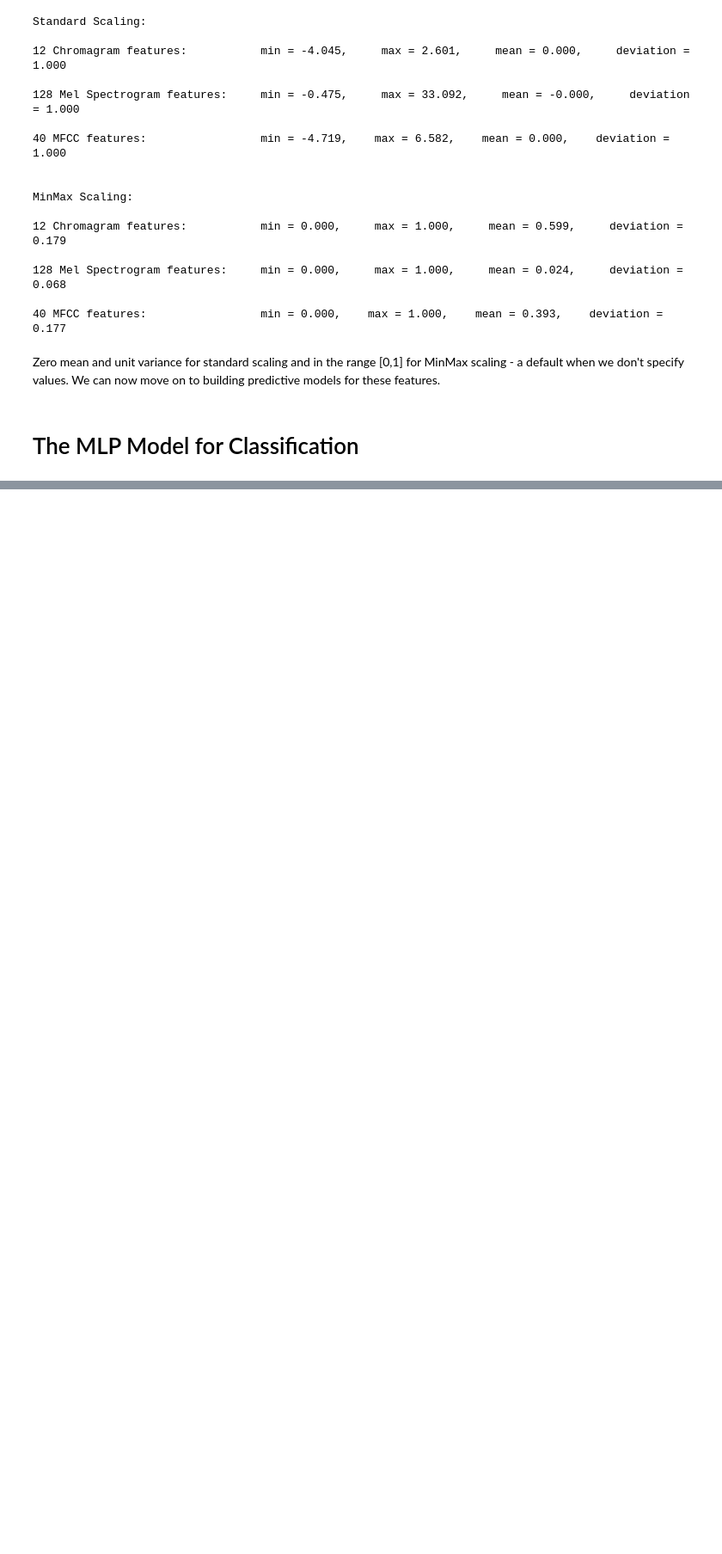
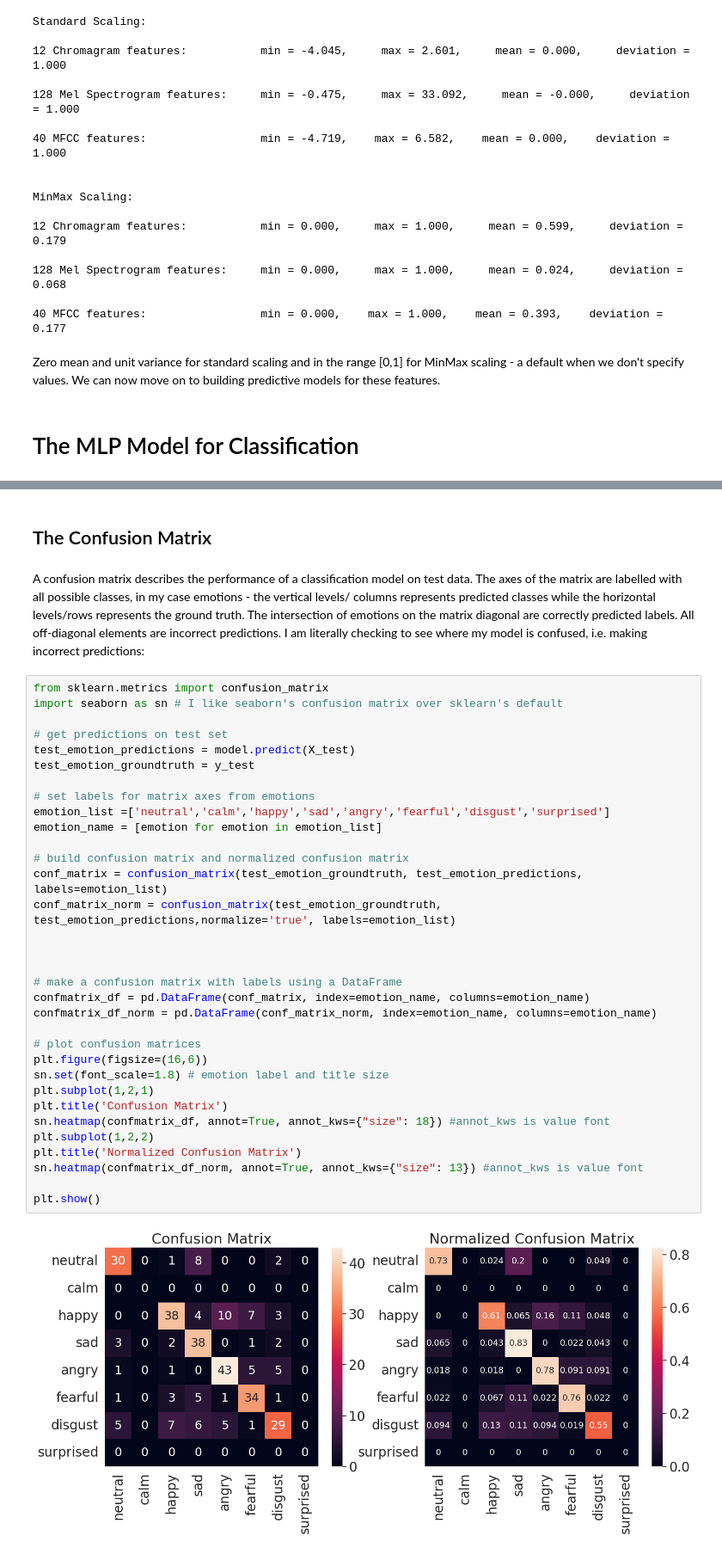
Before and after one commit to IAT-ExploringAI-2024/Week4-Neural_Network, a Jupyter notebook: Jiayu_Shen_Week4.ipynb, the cells around one changed output, grey strips where cells are left out. Shown: that part at 86% size. Drawn from its saved outputs; the diff is of its cells as text; blank space fills up the shorter version.

```diff
--- a/Jiayu_Shen_Week4.ipynb
+++ b/Jiayu_Shen_Week4.ipynb
@@ -304,0 +534,39 @@ Zero mean and unit variance for standard scaling and in the range [0,1] for MinM
+# %% [markdown]
+## The Confusion Matrix
+# %% [markdown]
+A confusion matrix describes the performance of a classification model on test data. The axes of the matrix are labelled with all possible classes, in my case emotions - the vertical levels/ columns represents predicted classes while the horizontal levels/rows represents the ground truth. The intersection of emotions on the matrix diagonal are correctly predicted labels. All off-diagonal elements are incorrect predictions. I am literally checking to see where my model is confused, i.e. making incorrect predictions:
+# %%
+from sklearn.metrics import confusion_matrix
+import seaborn as sn # I like seaborn's confusion matrix over sklearn's default
+
+# get predictions on test set
+test_emotion_predictions = model.predict(X_test)
+test_emotion_groundtruth = y_test
+
+# set labels for matrix axes from emotions
+emotion_list =['neutral','calm','happy','sad','angry','fearful','disgust','surprised']
+emotion_name = [emotion for emotion in emotion_list]
+
+# build confusion matrix and normalized confusion matrix
+conf_matrix = confusion_matrix(test_emotion_groundtruth, test_emotion_predictions, labels=emotion_list)
+conf_matrix_norm = confusion_matrix(test_emotion_groundtruth, test_emotion_predictions,normalize='true', labels=emotion_list)
+
+
+
+# make a confusion matrix with labels using a DataFrame
+confmatrix_df = pd.DataFrame(conf_matrix, index=emotion_name, columns=emotion_name)
+confmatrix_df_norm = pd.DataFrame(conf_matrix_norm, index=emotion_name, columns=emotion_name)
+
+# plot confusion matrices
+plt.figure(figsize=(16,6))
+sn.set(font_scale=1.8) # emotion label and title size
+plt.subplot(1,2,1)
+plt.title('Confusion Matrix')
+sn.heatmap(confmatrix_df, annot=True, annot_kws={"size": 18}) #annot_kws is value font
+plt.subplot(1,2,2)
+plt.title('Normalized Confusion Matrix')
+sn.heatmap(confmatrix_df_norm, annot=True, annot_kws={"size": 13}) #annot_kws is value font
+
+plt.show()
+# %% [output]
+[figure, added]
```
Also changed, not shown: parts of 24 cells of this notebook.
